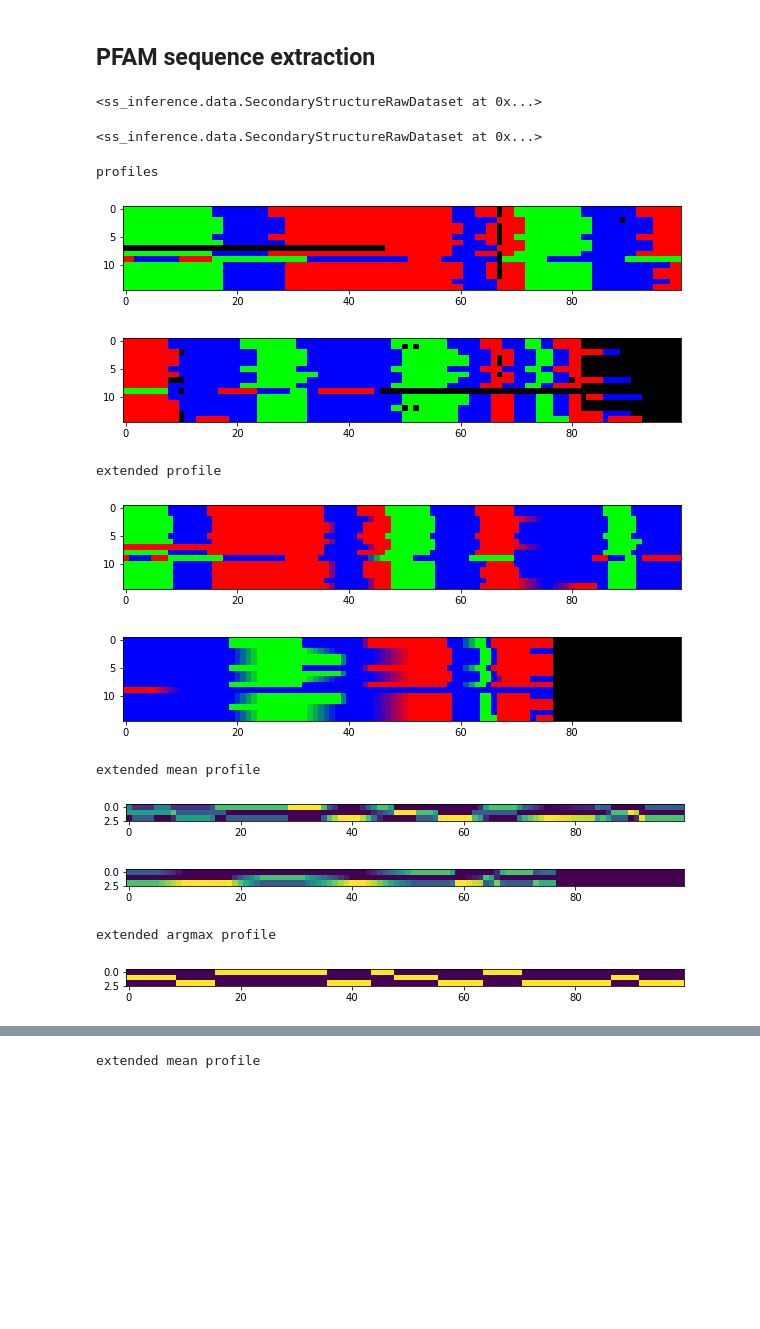
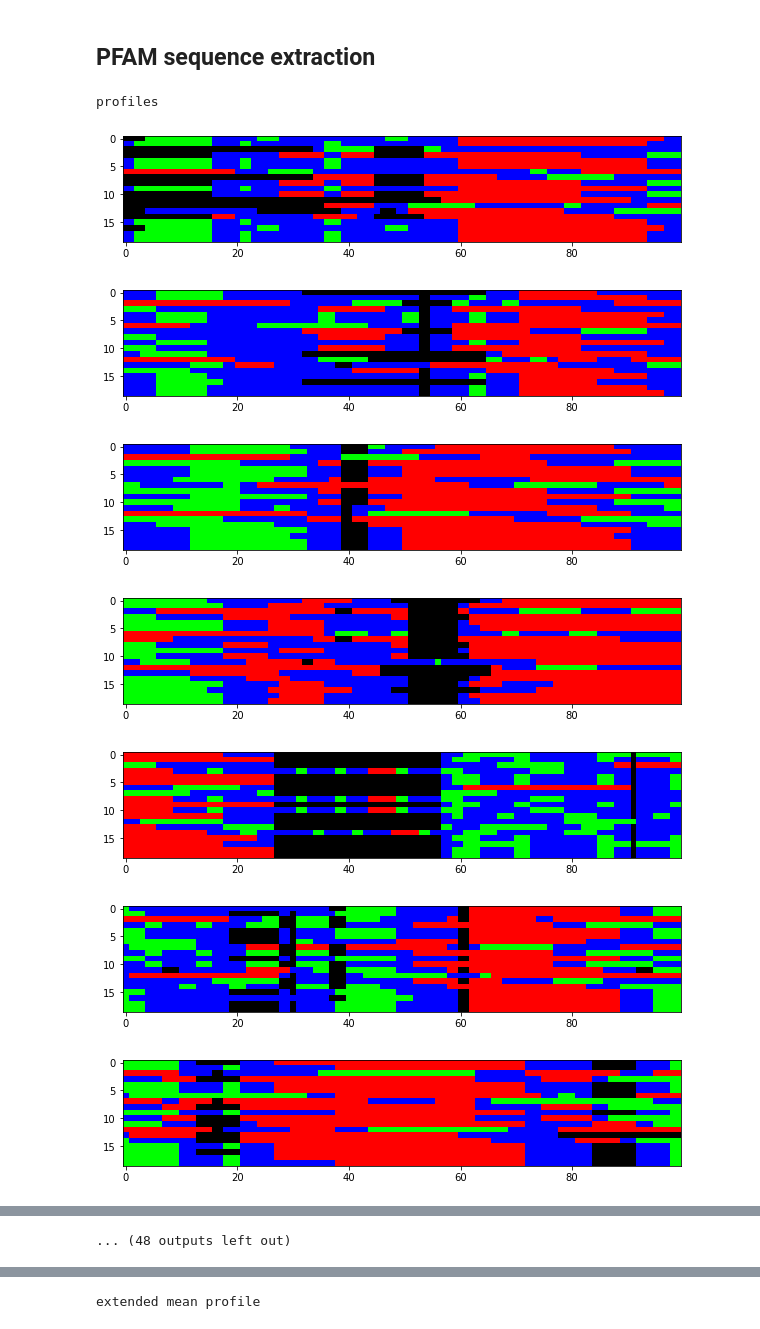
Before and after one commit to CyrilMa/ssqa, a Jupyter notebook: notebooks/dataviz.ipynb, the cells around one changed output, grey strips where cells are left out. Drawn from its saved outputs; the diff is of its cells as text; code cells hidden in the pictures; blank space fills up the shorter version.

```diff
--- a/notebooks/dataviz.ipynb
+++ b/notebooks/dataviz.ipynb
@@ -3,8 +3,8 @@ import sys
 import warnings
 from config import *
 
-DATASET = "PF07736"
-STEPS = "3"
+DATASET = "PF00296"
+STEPS = "2"
 sys.path.append(f"{ROOT}")
 
 warnings.filterwarnings("ignore")
@@ -52,19 +52,11 @@ if "3" in STEPS:
     pickle.dump(ss3, open(f"{DATA}/{DATASET}/ss3.pkl", "wb"))
     pickle.dump(ss8, open(f"{DATA}/{DATASET}/ss8.pkl", "wb"))
     pickle.dump(others, open(f"{DATA}/{DATASET}/others.pkl", "wb"))
-# %%
-dataset
-# %% [output]
-<ss_inference.data.SecondaryStructureRawDataset at 0x...>
 # %%
 pfam_aligned_seqs = pd.read_csv(f"{DATA}/{DATASET}/sequences.csv", index_col = 0, usecols = [0,1]).aligned_seq
-pfam_aligned_seqs = {k.split("/")[0]:np.array([int(i in AA) for i in v]) for k,v in pfam_aligned_seqs.items()}
+pfam_aligned_seqs = {f"{k}-{i}".split("/")[0]:np.array([int(i in AA) for i in v]) for i,(k,v) in enumerate(pfam_aligned_seqs.items())}
-# %%
-dataset
-# %% [output]
-<ss_inference.data.SecondaryStructureRawDataset at 0x...>
 # %%
-N = 177
+# N = 177
 aligned_seqs = np.zeros((len(secondary_structure), 100*(N//100+1), 3))
 
 weights=[]
@@ -125,40 +117,37 @@ for i in range(len(idx)//100 + 1):
         x = np.pad(x, ((0,0),(0,100-x.shape[1]), (0,0)))
     plt.imshow(x)
     plt.show()
 
 print(), print("extended profile"), print()
 for i in range(N//100 + 1):
     plt.figure(figsize = (10,20))
     x = aligned_seqs2[:, 100*i:100*(i+1)]
     plt.imshow(x)
     plt.show()
 
 
 print(), print("extended mean profile"), print()
 x = (1+hotpoints2)/(1+hotpoints2).sum(0)
 x[:,N:] = 0
 for i in range(N//100 + 1):
     plt.figure(figsize = (10, 3))
     plt.imshow(hotpoints2[:, 100*i:100*(i+1)])
     plt.show()
 hotpoints2 = (1+hotpoints2)/(1+hotpoints2).sum(0)
 
 print(), print("extended argmax profile"), print()
 x = to_onehot(hotpoints2.argmax(0), (None,3)).T
 x[:,N:] = 0
 for i in range(N//100 + 1):
     plt.figure(figsize = (10, 3))
     plt.imshow(x[:,100*i:100*(i+1)])
     plt.show()
 # %% [output]
 profiles
-[figure, old version]
+[figure, new version]
-[figure, old version]
+[figure, new version]
-extended profile
-[figure, old version]
+[figure, new version]
-[figure, old version]
+[figure, new version]
-extended mean profile
-[figure, old version]
+[figure, new version]
-[figure, old version]
+[figure, new version]
-extended argmax profile
-[figure, old version]
+[figure, new version]
@@ -166,2 +158,3 @@ extended argmax profile
+... (48 outputs left out)
 # %%
 ss3 = pickle.load(open(f"{DATA}/{DATASET}/ss3.pkl", "rb"))
```
Also changed, not shown: parts of 11 cells of this notebook, 17 other files.
